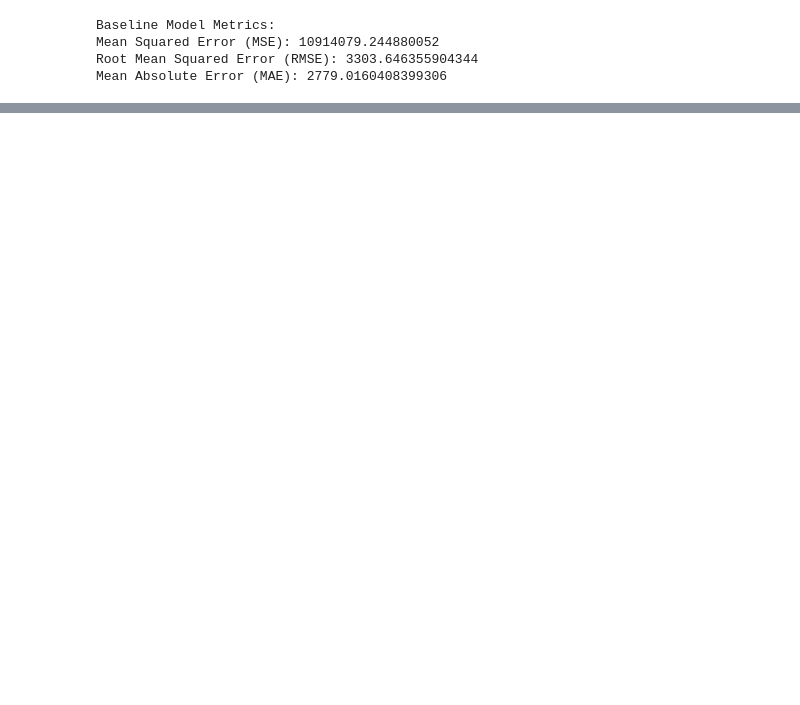
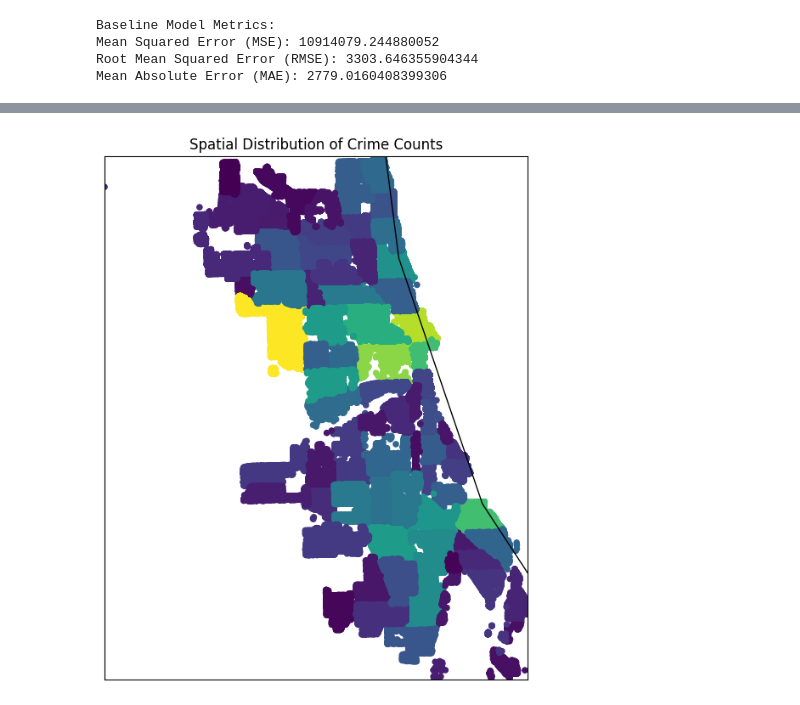
Before and after one commit to Skcodingacademy/chicago-crime-property-analysis, a Jupyter notebook: CrimeCount model.ipynb, the cells around one changed output, grey strips where cells are left out. Cells and saved outputs as stored; diff of their text form; code cells hidden in the pictures; blank space fills up the shorter version.

Commit message:
crime_countmodel

```diff
--- a/CrimeCount model.ipynb
+++ b/CrimeCount model.ipynb
@@ -301,0 +389,15 @@ Mean Absolute Error (MAE): 2779.0160408399306
+# %%
+import matplotlib.pyplot as plt
+from mpl_toolkits.basemap import Basemap
+
+# Plot a scatter plot for longitude and latitude
+plt.figure(figsize=(10, 8))
+m = Basemap(projection='merc', llcrnrlat=property_with_crime_df['latitude'].min(), urcrnrlat=property_with_crime_df['latitude'].max(),
+            llcrnrlon=property_with_crime_df['longitude'].min(), urcrnrlon=property_with_crime_df['longitude'].max(), resolution='i')
+
+m.scatter(property_with_crime_df['longitude'], property_with_crime_df['latitude'], latlon=True, c=property_with_crime_df['crime_count'], cmap='viridis', s=20)
+m.drawcoastlines()
+plt.title('Spatial Distribution of Crime Counts')
+plt.show()
+# %% [output]
+[figure, added]
```
Also changed, not shown: parts of 11 cells of this notebook.
